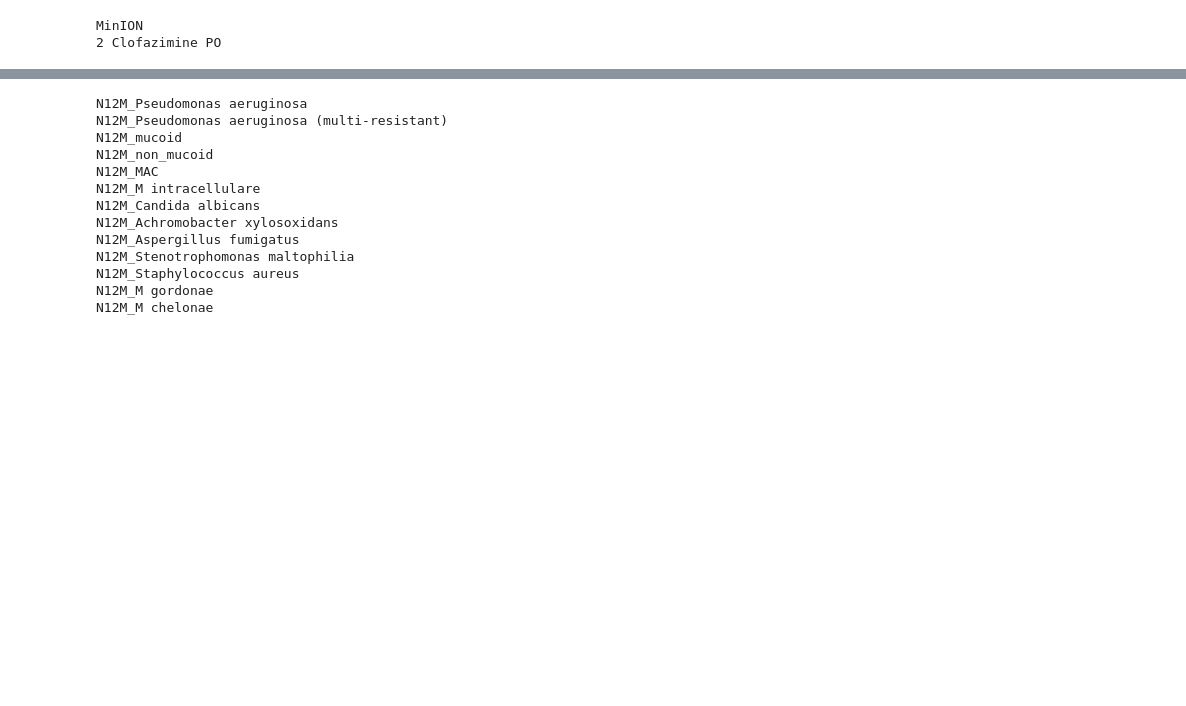
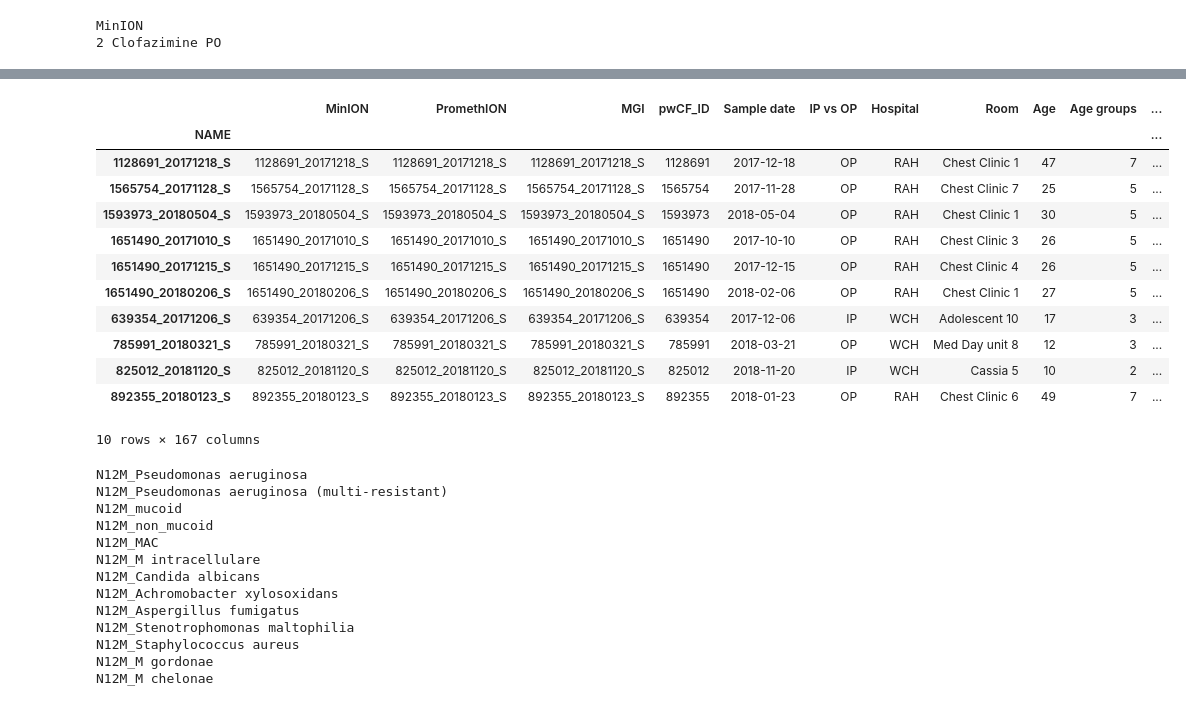
Before and after one commit to linsalrob/CF_Data_Analysis, a Jupyter notebook: Jupyter/Metadata.ipynb, the cells around one changed output, grey strips where cells are left out. Drawn from its saved outputs; the diff is of its cells as text; code cells hidden in the pictures; blank space fills up the shorter version.

```diff
--- a/Jupyter/Metadata.ipynb
+++ b/Jupyter/Metadata.ipynb
@@ -116,3 +124,19 @@ df
+# %%
+metadata
+# %% [output]
+|  | MinION | PromethION | MGI | pwCF_ID | Sample date | IP vs OP | Hospital | Room | Age | Age groups | ... |
+| NAME |  |  |  |  |  |  |  |  |  |  | ... |
+| 1128691_20171218_S | 1128691_20171218_S | 1128691_20171218_S | 1128691_20171218_S | 1128691 | 2017-12-18 | OP | RAH | Chest Clinic 1 | 47 | 7 | ... |
+| 1565754_20171128_S | 1565754_20171128_S | 1565754_20171128_S | 1565754_20171128_S | 1565754 | 2017-11-28 | OP | RAH | Chest Clinic 7 | 25 | 5 | ... |
+| 1593973_20180504_S | 1593973_20180504_S | 1593973_20180504_S | 1593973_20180504_S | 1593973 | 2018-05-04 | OP | RAH | Chest Clinic 1 | 30 | 5 | ... |
+| 1651490_20171010_S | 1651490_20171010_S | 1651490_20171010_S | 1651490_20171010_S | 1651490 | 2017-10-10 | OP | RAH | Chest Clinic 3 | 26 | 5 | ... |
+| 1651490_20171215_S | 1651490_20171215_S | 1651490_20171215_S | 1651490_20171215_S | 1651490 | 2017-12-15 | OP | RAH | Chest Clinic 4 | 26 | 5 | ... |
+| 1651490_20180206_S | 1651490_20180206_S | 1651490_20180206_S | 1651490_20180206_S | 1651490 | 2018-02-06 | OP | RAH | Chest Clinic 1 | 27 | 5 | ... |
+| 639354_20171206_S | 639354_20171206_S | 639354_20171206_S | 639354_20171206_S | 639354 | 2017-12-06 | IP | WCH | Adolescent 10 | 17 | 3 | ... |
+| 785991_20180321_S | 785991_20180321_S | 785991_20180321_S | 785991_20180321_S | 785991 | 2018-03-21 | OP | WCH | Med Day unit 8 | 12 | 3 | ... |
+| 825012_20181120_S | 825012_20181120_S | 825012_20181120_S | 825012_20181120_S | 825012 | 2018-11-20 | IP | WCH | Cassia 5 | 10 | 2 | ... |
+| 892355_20180123_S | 892355_20180123_S | 892355_20180123_S | 892355_20180123_S | 892355 | 2018-01-23 | OP | RAH | Chest Clinic 6 | 49 | 7 | ... |
+10 rows × 167 columns
 # %%
 for c in metadata.columns:
     if 'n12m' in c.lower():
```
Also changed, not shown: parts of 10 cells of this notebook.
